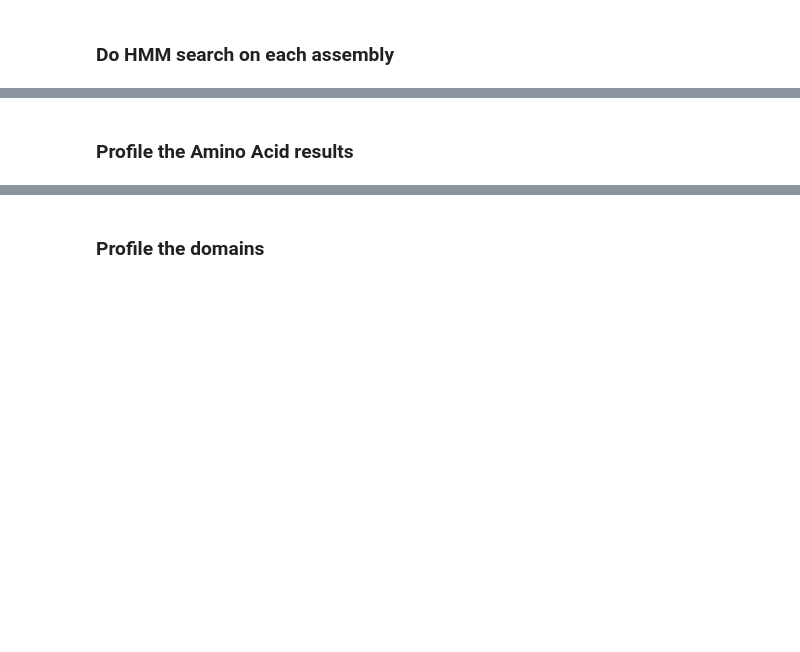
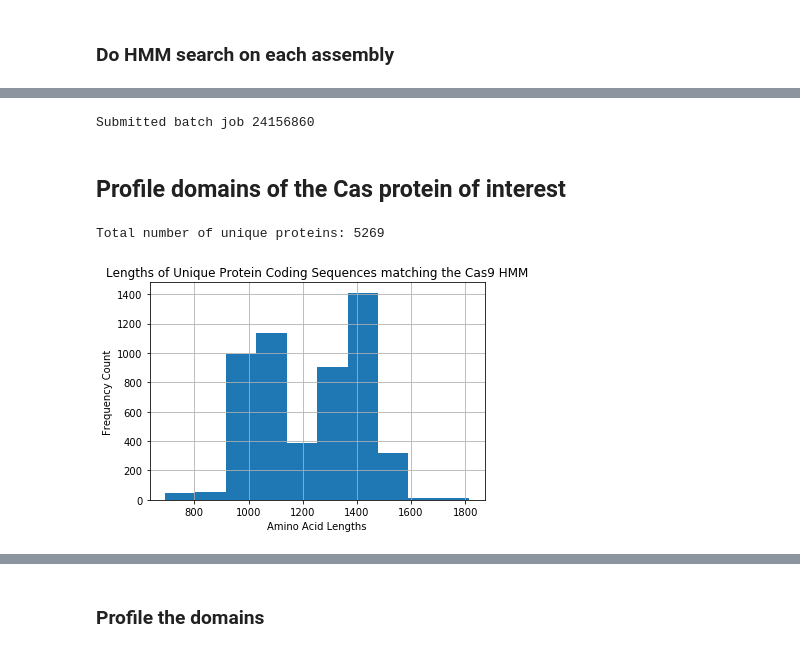
Before and after one commit to skDooley/TRACR_RNA, a Jupyter notebook: Step1-OrthoFinder.ipynb, the cells around one changed output, grey strips where cells are left out. Drawn from its saved outputs; the diff is of its cells as text; code cells hidden in the pictures; blank space fills up the shorter version.

```diff
--- a/Step1-OrthoFinder.ipynb
+++ b/Step1-OrthoFinder.ipynb
@@ -169,2 +183,6 @@ dump(casOperons, "pickles/casOperonDataStructureW%s.p" % gene)
-# %% [markdown]
-### Profile the Amino Acid results
+# %%
+%%bash
+sbatch ../scripts/hpc/ReadHMM_Results.sb # This script does the same thing as the cell below
+#cat ../scripts/hpc/ReadHMM_Results.sb
+# %% [output]
+Submitted batch job 24156860
@@ -171,11 +204,26 @@ dump(casOperons, "pickles/casOperonDataStructureW%s.p" % gene)
+# %% [markdown]
+## Profile domains of the Cas protein of interest
 # %%
-dist = []
-for rec in parse("proteins/All_%s-Like.faa" % gene,"fasta"): dist.append(len(rec.seq))
+dist,prots = [],set()
+protSeqs = dict(fasta_index("proteins/All_Cas9-Like-filtered.faa",'fasta')) #All_%s-Like.faa" % gene))
+seqCounter = {}
+for rec in parse("proteins/All_Cas9-Like-filtered.faa","fasta"):
+    seq = str(rec.seq).strip().upper()
+#     if len(seq)>2000:continue
+    if seq not in prots:
+        prots.add(seq)
+        dist.append(len(seq))
+        seqCounter[seq] = [rec.id]
+    else:
+        seqCounter[seq].append(rec.id)
 dist = Series(dist)
-plt.title("Lengths of Unique Sequences matching the %s HMM" % gene)
+plt.title("Lengths of Unique Protein Coding Sequences matching the %s HMM" % gene)
 plt.xlabel("Amino Acid Lengths")
 plt.ylabel("Frequency Count")
 hist = dist.hist(grid=True,figsize=(6,4))
-print ("Total number of diverse proteins:", len(dist))
+print ("Total number of unique proteins:", len(dist))
 plt.savefig("images/Unique%sLengths.png" %(gene))
 plt.show()
+# %% [output]
+Total number of unique proteins: 5269
+[figure, added]
```
Also changed, not shown: parts of 63 cells of this notebook, 25 other files.
